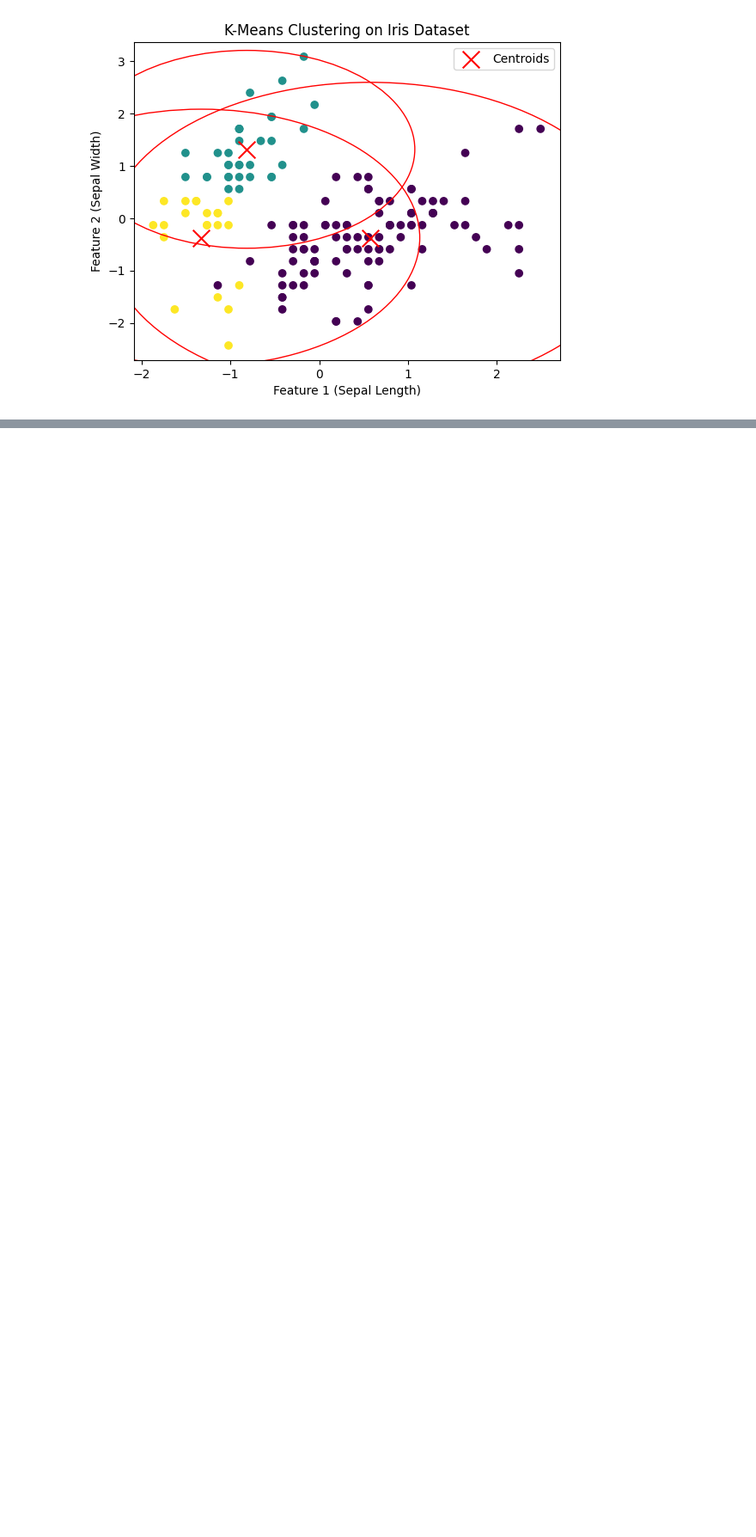
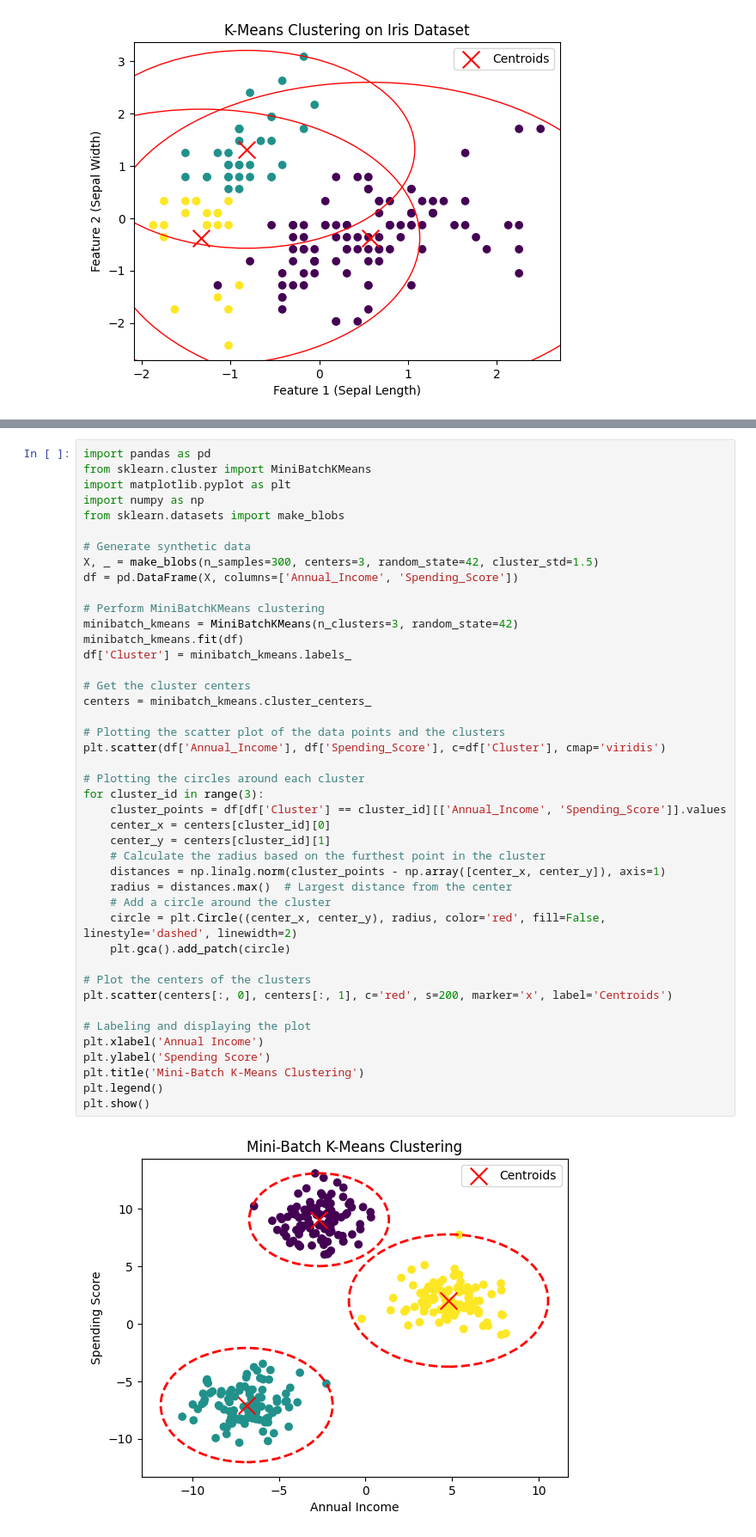
Before and after one commit to risav-pyakurel/Python, a Jupyter notebook: DataWareHouse.ipynb, the cells around one changed output, grey strips where cells are left out. Shown: that part at 86% size. Drawn from its saved outputs; the diff is of its cells as text; blank space fills up the shorter version.

```diff
--- a/DataWareHouse.ipynb
+++ b/DataWareHouse.ipynb
@@ -719,0 +846,45 @@ plt.show()
+# %%
+import pandas as pd
+from sklearn.cluster import MiniBatchKMeans
+import matplotlib.pyplot as plt
+import numpy as np
+from sklearn.datasets import make_blobs
+
+# Generate synthetic data
+X, _ = make_blobs(n_samples=300, centers=3, random_state=42, cluster_std=1.5)
+df = pd.DataFrame(X, columns=['Annual_Income', 'Spending_Score'])
+
+# Perform MiniBatchKMeans clustering
+minibatch_kmeans = MiniBatchKMeans(n_clusters=3, random_state=42)
+minibatch_kmeans.fit(df)
+df['Cluster'] = minibatch_kmeans.labels_
+
+# Get the cluster centers
+centers = minibatch_kmeans.cluster_centers_
+
+# Plotting the scatter plot of the data points and the clusters
+plt.scatter(df['Annual_Income'], df['Spending_Score'], c=df['Cluster'], cmap='viridis')
+
+# Plotting the circles around each cluster
+for cluster_id in range(3):
+    cluster_points = df[df['Cluster'] == cluster_id][['Annual_Income', 'Spending_Score']].values
+    center_x = centers[cluster_id][0]
+    center_y = centers[cluster_id][1]
+    # Calculate the radius based on the furthest point in the cluster
+    distances = np.linalg.norm(cluster_points - np.array([center_x, center_y]), axis=1)
+    radius = distances.max()  # Largest distance from the center
+    # Add a circle around the cluster
+    circle = plt.Circle((center_x, center_y), radius, color='red', fill=False, linestyle='dashed', linewidth=2)
+    plt.gca().add_patch(circle)
+
+# Plot the centers of the clusters
+plt.scatter(centers[:, 0], centers[:, 1], c='red', s=200, marker='x', label='Centroids')
+
+# Labeling and displaying the plot
+plt.xlabel('Annual Income')
+plt.ylabel('Spending Score')
+plt.title('Mini-Batch K-Means Clustering')
+plt.legend()
+plt.show()
+# %% [output]
+[figure, added]
```
Also changed, not shown: parts of 6 cells of this notebook.
